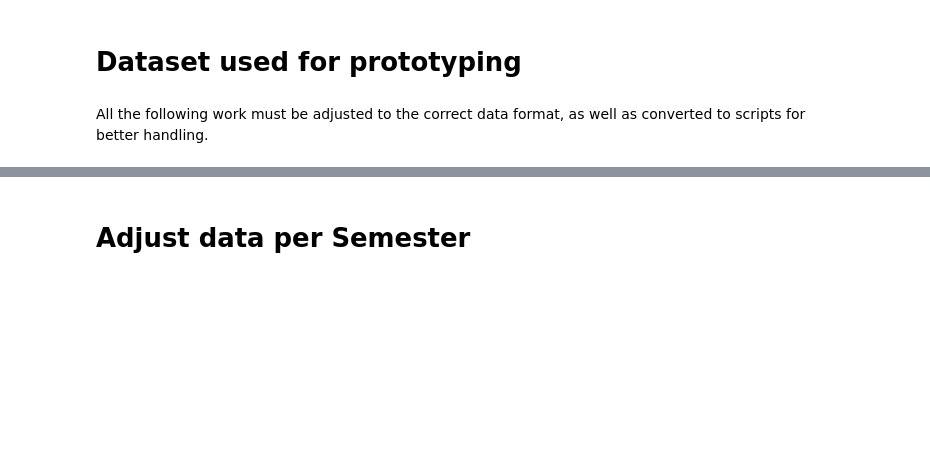
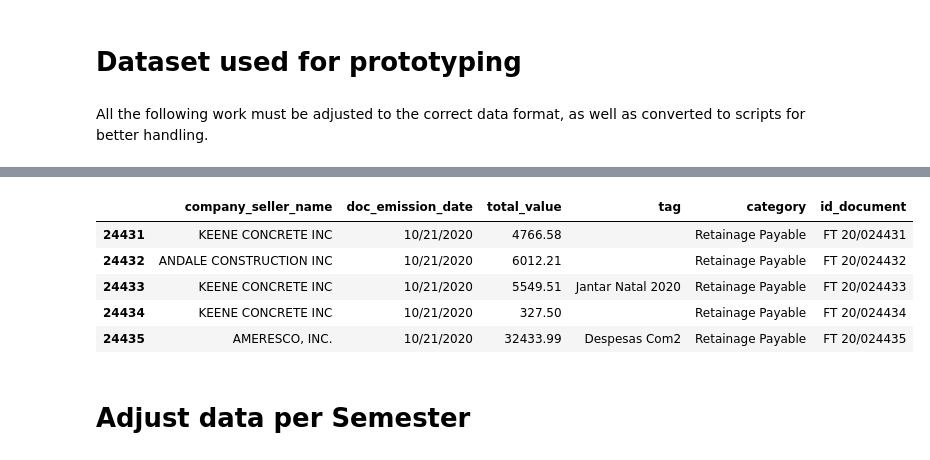
Before and after one commit to Infinions/ml-data-analytics, a Jupyter notebook: testing_datasets/Dataset_Manipulation_Prototype.ipynb, the cells around one changed output, grey strips where cells are left out. Saved outputs shown, nothing was run; the diff lists cells and outputs as text; code cells hidden in the pictures; blank space fills up the shorter version.

```diff
--- a/testing_datasets/Dataset_Manipulation_Prototype.ipynb
+++ b/testing_datasets/Dataset_Manipulation_Prototype.ipynb
@@ -27,0 +41,3 @@ dataset.tail()
+# %%
+dataset = dataset.drop(['rm2','rm3','rm4','rm5','rm1'], axis=1)
+dataset.head()
@@ -27,0 +51,15 @@ dataset.tail()
+# %%
+doc_id_template = "FT 20/{:06d}"
+
+i = 0
+for index, row in dataset.iterrows():
+    dataset.at[index,'id_document'] = doc_id_template.format(i)
+    i += 1
+dataset.tail()
+# %% [output]
+|  | company_seller_name | doc_emission_date | total_value | tag | category | id_document |
+| 24431 | KEENE CONCRETE INC | 10/21/2020 | 4766.58 |  | Retainage Payable | FT 20/024431 |
+| 24432 | ANDALE CONSTRUCTION INC | 10/21/2020 | 6012.21 |  | Retainage Payable | FT 20/024432 |
+| 24433 | KEENE CONCRETE INC | 10/21/2020 | 5549.51 | Jantar Natal 2020 | Retainage Payable | FT 20/024433 |
+| 24434 | KEENE CONCRETE INC | 10/21/2020 | 327.50 |  | Retainage Payable | FT 20/024434 |
+| 24435 | AMERESCO, INC. | 10/21/2020 | 32433.99 | Despesas Com2 | Retainage Payable | FT 20/024435 |
```
Also changed, not shown: parts of 8 cells of this notebook, 2 other files.
